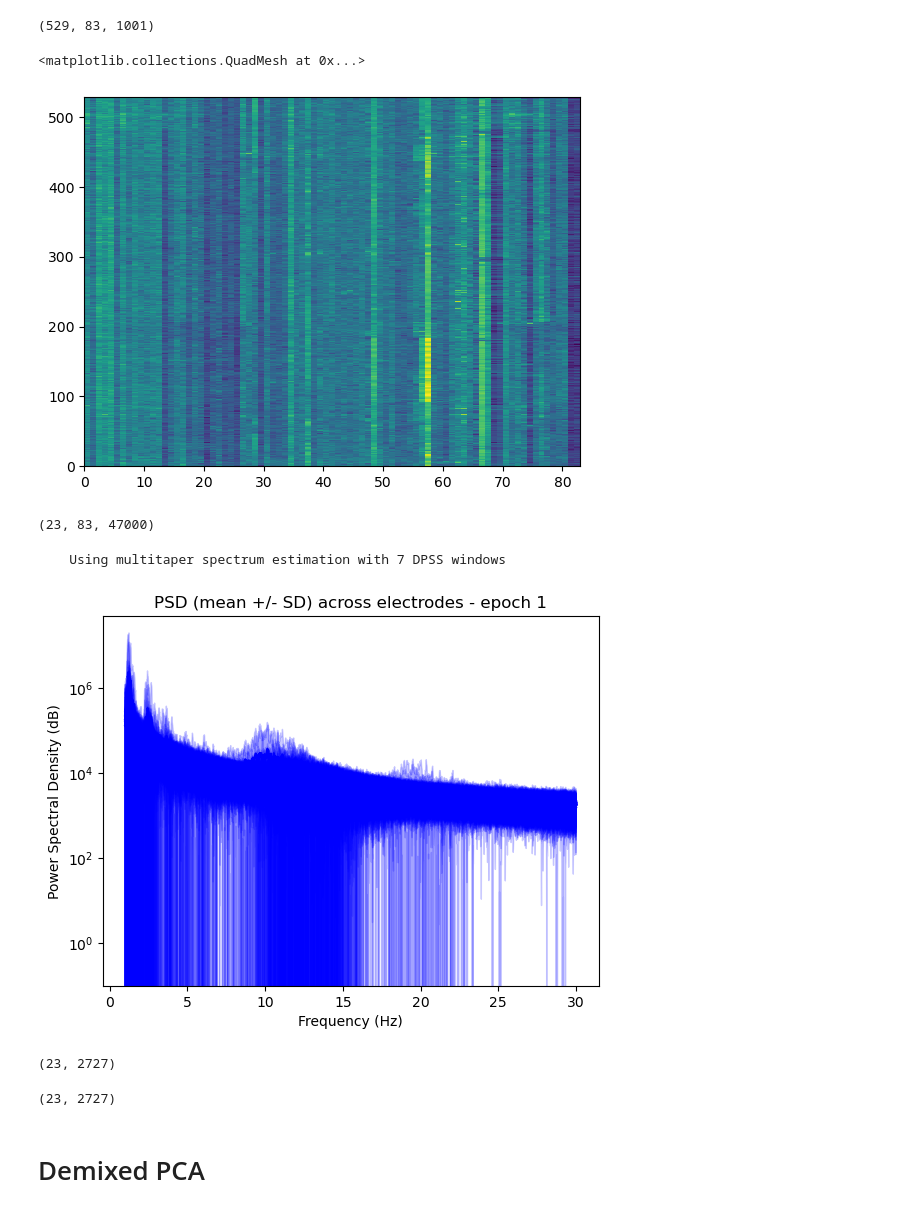
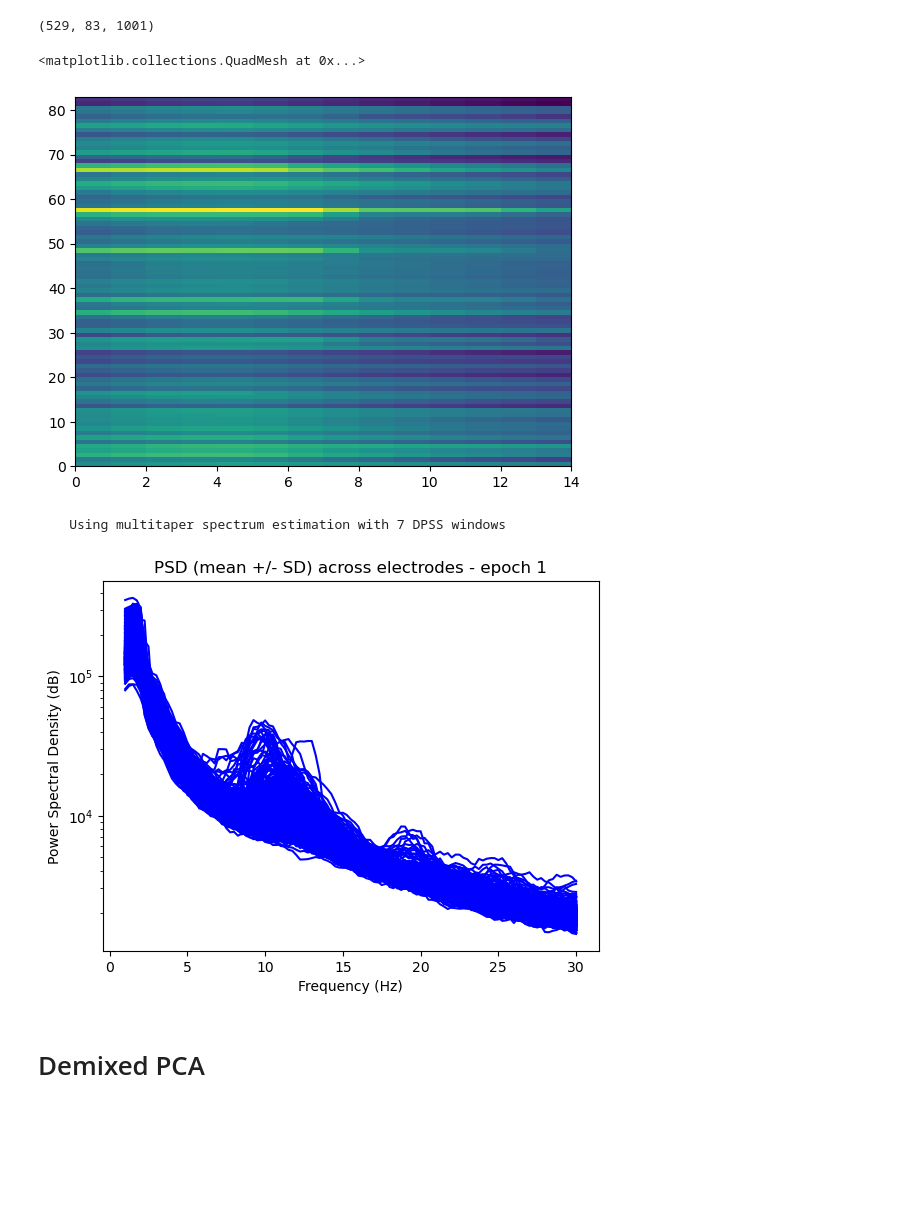
Before and after one commit to IVAN-Hu-yi/NMA, a Jupyter notebook: Analysis.ipynb, the cells around one changed output. Cells and saved outputs as stored; diff of their text form; code cells hidden in the pictures; blank space fills up the shorter version.

```diff
--- a/Analysis.ipynb
+++ b/Analysis.ipynb
@@ -75,15 +87,15 @@ acts = ['Computer/phone',
  'Talk, TV',
  'Talk, TV, Computer/phone']
 # %%
-# 2th order IIR filter to extract low-frequence envelop
-filter_order = 2
-neural_freq_range = [0.5, 4]/250
-sampling_rate = 500
-filtered_data = {}
-for item in acts:
-        item_specific = np.empty((epochs_behavior[item].shape))
-        for j in range(epochs_behavior[item].shape[1]):
-                neur_data_curr = epochs_behavior[item][:, j, :]
-                b, a = butter(filter_order, neural_freq_range, btype='bandpass', fs=sampling_rate)
-                # item_specific[:, j, :] = sosfiltfilt(sos, neur_data_curr, padlen=0)
-        filtered_data[item] = item_specific
+# # 2th order IIR filter to extract low-frequence envelop
+# filter_order = 2
+# neural_freq_range = [0.5, 4]/250
+# sampling_rate = 500
+# filtered_data = {}
+# for item in acts:
+#         item_specific = np.empty((epochs_behavior[item].shape))
+#         for j in range(epochs_behavior[item].shape[1]):
+#                 neur_data_curr = epochs_behavior[item][:, j, :]
+#                 b, a = butter(filter_order, neural_freq_range, btype='bandpass', fs=sampling_rate)
+#                 # item_specific[:, j, :] = sosfiltfilt(sos, neur_data_curr, padlen=0)
+#         filtered_data[item] = item_specific
@@ -272,38 +188,26 @@ spectra.shape
 # %% [output]
 (529, 83, 1001)
 # %%
-deltaAct = np.mean(spectra[:,:,2:16], axis = 2)
+deltaAct = np.mean(spectra[:,:,2:16], axis = 0)
 plt.pcolormesh(np.log10(deltaAct))
 # %% [output]
 <matplotlib.collections.QuadMesh at 0x...>
-[figure, old version]
+[figure, new version]
-# %%
-sample.T.shape
-# %% [output]
-(23, 83, 47000)
 # %%
 psds, freqs = mne.time_frequency.psd_array_multitaper(sample.T, sfreq=500, fmin=1., fmax=30.)
 mean_psd = np.mean(psds, axis=1)
 std_psd = np.std(psds, axis=1)
 plt.figure()
 for i in range(mean_psd.shape[0]):
     plt.semilogy(freqs, mean_psd[i], color='b')
-    plt.fill_between(freqs, mean_psd[i] - std_psd[i], mean_psd[i] + std_psd[i],
-                    color='b', alpha=.2)
+    # plt.fill_between(freqs, mean_psd[i] - std_psd[i], mean_psd[i] + std_psd[i],
+                    # color='b', alpha=.2)
 plt.title('PSD (mean +/- SD) across electrodes - epoch 1')
 plt.xlabel('Frequency (Hz)')
 plt.ylabel('Power Spectral Density (dB)')
 plt.show()
 # %% [output]
     Using multitaper spectrum estimation with 7 DPSS windows
-[figure, old version]
+[figure, new version]
-# %%
-mean_psd.shape
-# %% [output]
-(23, 2727)
-# %%
-std_psd.shape
-# %% [output]
-(23, 2727)
 # %% [markdown]
 # Demixed PCA
```
Also changed, not shown: parts of 19 cells of this notebook.
